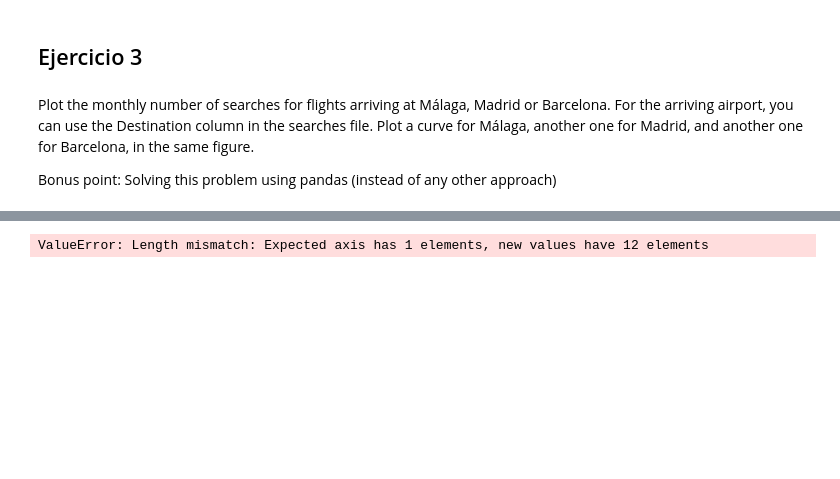
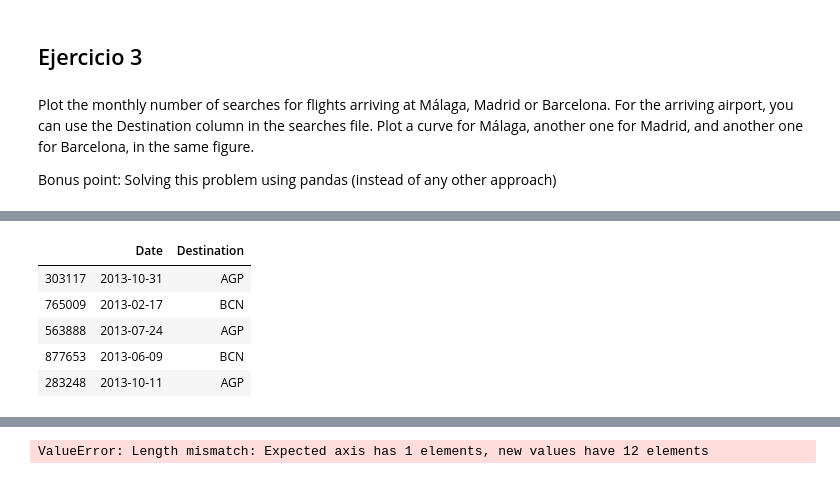
Before and after one commit to isabelpuche/Amadeus_Challenge, a Jupyter notebook: Amadeus_Challenge.ipynb, the cells around one changed output, grey strips where cells are left out. Saved outputs shown, nothing was run; the diff lists cells and outputs as text; code cells hidden in the pictures; blank space fills up the shorter version.

```diff
--- a/Amadeus_Challenge.ipynb
+++ b/Amadeus_Challenge.ipynb
@@ -355,0 +316,18 @@ import matplotlib.pyplot as plt
+# %%
+# 2) Filter Destination column: MAD, BCN, AGP
+
+df_searches["Destination"] = df_searches["Destination"].str.strip()
+
+# 2.1) Query
+query = (df_searches["Destination"] == "MAD") | (df_searches["Destination"] == "BCN") | (df_searches["Destination"] == "AGP")
+
+# 2.2) Filter
+df_filter = df_searches[query]
+df_filter.sample(5)
+# %% [output]
+|  | Date | Destination |
+| 303117 | 2013-10-31 | AGP |
+| 765009 | 2013-02-17 | BCN |
+| 563888 | 2013-07-24 | AGP |
+| 877653 | 2013-06-09 | BCN |
+| 283248 | 2013-10-11 | AGP |
```
Also changed, not shown: parts of 26 cells of this notebook.
